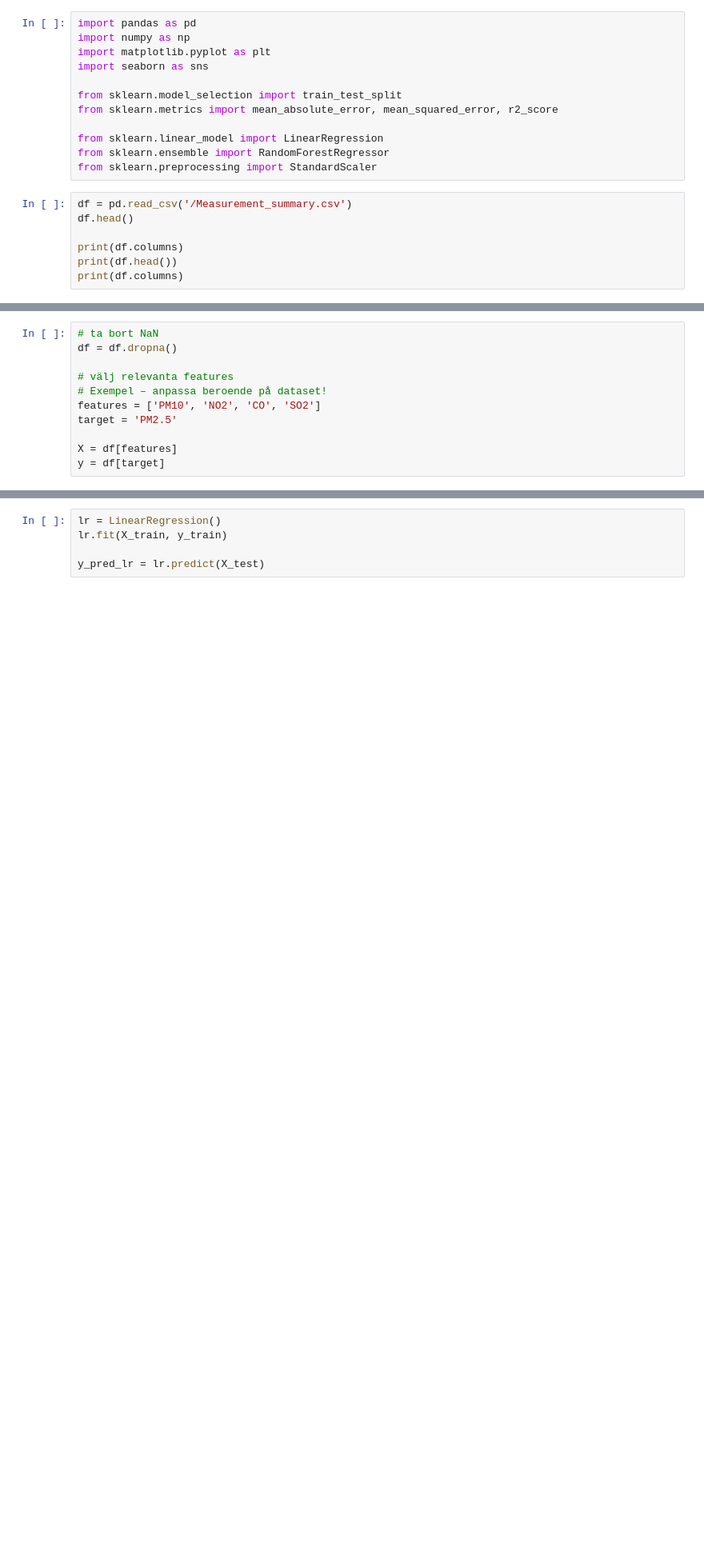
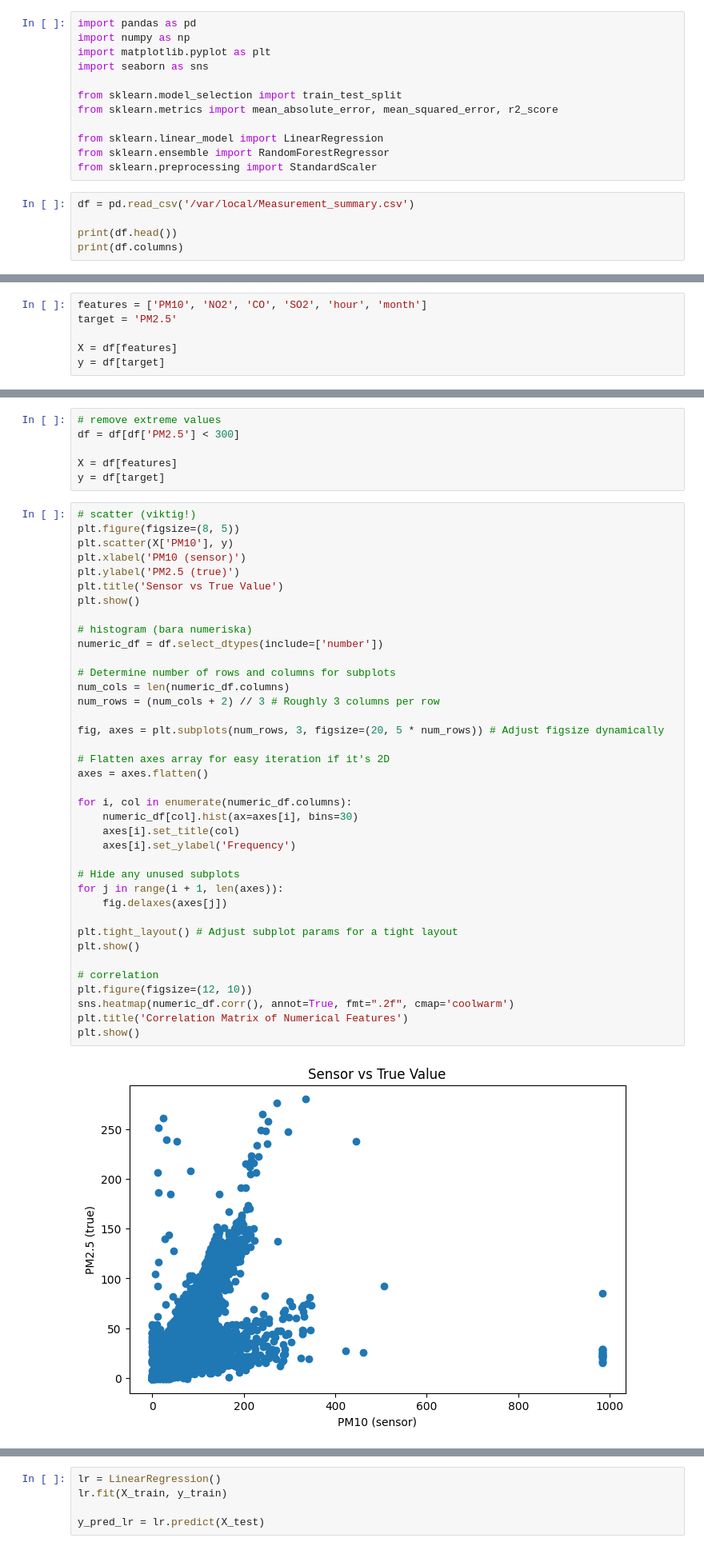
Before and after one commit to gergielias-max/Deep-learning, a Jupyter notebook: Deep_learning.ipynb, the cells around one changed output, grey strips where cells are left out. Shown at 80% size. Drawn from its saved outputs; the diff is of its cells as text; blank space fills up the shorter version.

```diff
--- a/Deep_learning.ipynb
+++ b/Deep_learning.ipynb
@@ -13,10 +13,8 @@ from sklearn.linear_model import LinearRegression
 from sklearn.ensemble import RandomForestRegressor
 from sklearn.preprocessing import StandardScaler
 # %%
-df = pd.read_csv('/Measurement_summary.csv')
-df.head()
+df = pd.read_csv('/var/local/Measurement_summary.csv')
 
-print(df.columns)
 print(df.head())
 print(df.columns)
 # %% [output]
@@ -40,10 +47,5 @@ Index(['Measurement date', 'Station code', 'Address', 'Latitude', 'Longitude',
 # %%
-# ta bort NaN
-df = df.dropna()
-
-# välj relevanta features
-# Exempel – anpassa beroende på dataset!
-features = ['PM10', 'NO2', 'CO', 'SO2']
+features = ['PM10', 'NO2', 'CO', 'SO2', 'hour', 'month']
 target = 'PM2.5'
 
 X = df[features]
@@ -70,0 +53,46 @@ plt.show()
+# %%
+# remove extreme values
+df = df[df['PM2.5'] < 300]
+
+X = df[features]
+y = df[target]
+# %%
+# scatter (viktig!)
+plt.figure(figsize=(8, 5))
+plt.scatter(X['PM10'], y)
+plt.xlabel('PM10 (sensor)')
+plt.ylabel('PM2.5 (true)')
+plt.title('Sensor vs True Value')
+plt.show()
+
+# histogram (bara numeriska)
+numeric_df = df.select_dtypes(include=['number'])
+
+# Determine number of rows and columns for subplots
+num_cols = len(numeric_df.columns)
+num_rows = (num_cols + 2) // 3 # Roughly 3 columns per row
+
+fig, axes = plt.subplots(num_rows, 3, figsize=(20, 5 * num_rows)) # Adjust figsize dynamically
+
+# Flatten axes array for easy iteration if it's 2D
+axes = axes.flatten()
+
+for i, col in enumerate(numeric_df.columns):
+    numeric_df[col].hist(ax=axes[i], bins=30)
+    axes[i].set_title(col)
+    axes[i].set_ylabel('Frequency')
+
+# Hide any unused subplots
+for j in range(i + 1, len(axes)):
+    fig.delaxes(axes[j])
+
+plt.tight_layout() # Adjust subplot params for a tight layout
+plt.show()
+
+# correlation
+plt.figure(figsize=(12, 10))
+sns.heatmap(numeric_df.corr(), annot=True, fmt=".2f", cmap='coolwarm')
+plt.title('Correlation Matrix of Numerical Features')
+plt.show()
+# %% [output]
+[figure, added]
```
Also changed, not shown: parts of 11 cells of this notebook.
